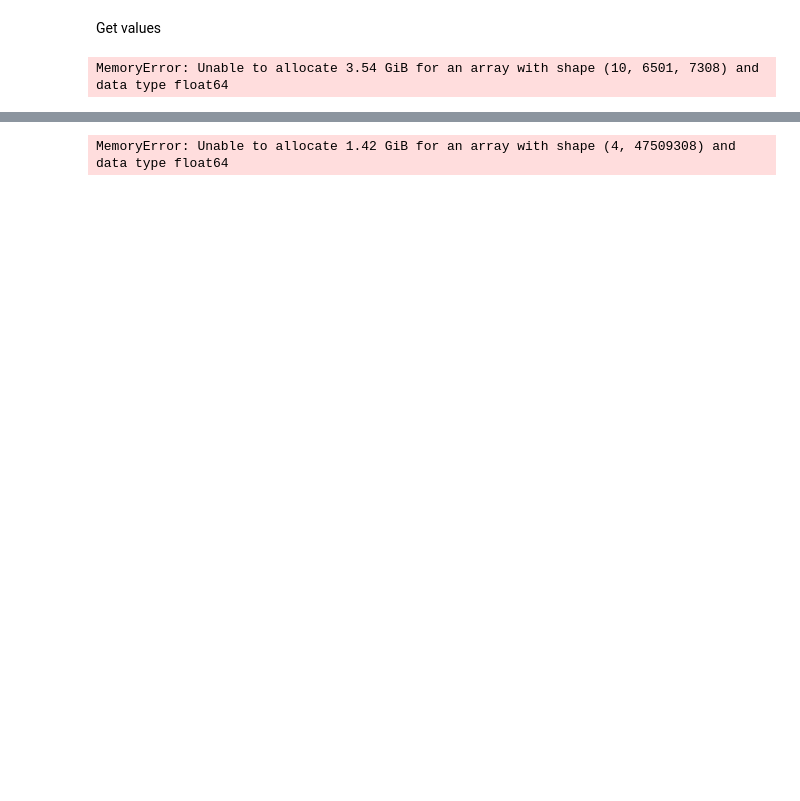
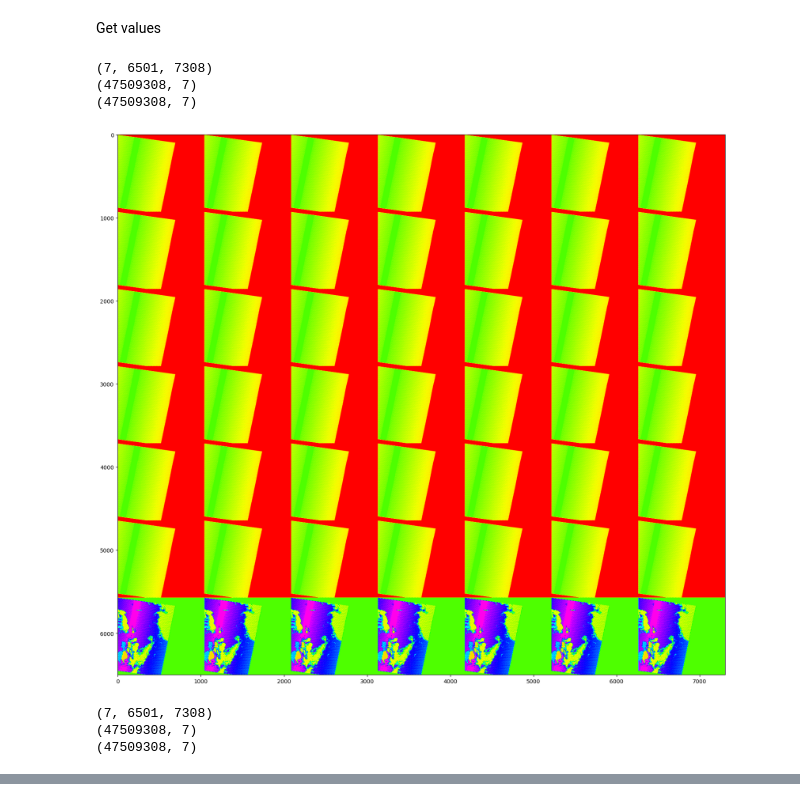
Before and after one commit to ftimcke/LULC-classification, a Jupyter notebook: process_landsat.ipynb, the cells around one changed output, grey strips where cells are left out. Drawn from its saved outputs; the diff is of its cells as text; code cells hidden in the pictures; blank space fills up the shorter version.

```diff
--- a/process_landsat.ipynb
+++ b/process_landsat.ipynb
@@ -36,28 +44,74 @@ f_scenes = scoll.plot(['red', 'green', 'blue'])
 # %% [markdown]
 Get values
+# %%
+
+
+# Get the values
+for scene_id, scene in scoll:
+
+    # Get the values from the scene
+    df = scene.to_dataframe() #get_values()
+    df
 # %%
 import numpy as np
+from sklearn import cluster
+from sklearn.impute import SimpleImputer
+import matplotlib.pyplot as plt
+
+%matplotlib inline
 
 # Specify the fill value
 fill_value = -999
 
-# Create a masked array
+# Get the values
 for scene_id, scene in scoll:
+
     # Get the values from the scene
-    masked_array = scene.get_values()
+    masked_array = scene.to_xarray() #get_values()
 
     # Convert the masked array to a normal NumPy array with the fill value
-    normal_array = masked_array.filled(fill_value)
+    normal_array = masked_array.values#.filled(fill_value)
 
     # Print the shape of the resulting normal array
     print(normal_array.shape)
 
     # Define the new shape of the array
     new_shape = (normal_array.shape[1] * normal_array.shape[2], normal_array.shape[0])
     print(new_shape)
 
     # Reshape the array with the new shape
-    X = normal_array[:, :, :].reshape(new_shape)
+    X = normal_array.reshape(new_shape)
     print(X.shape)
+
+    inputer = SimpleImputer(strategy='constant', fill_value = fill_value)
+    inputed_data = inputer.fit_transform(X)
+
+    # Classify with KMEans
+    k_means = cluster.KMeans(n_clusters=8)
+    k_means.fit(inputed_data)
+
+    # Get the cluster labels
+    X_cluster = k_means.labels_
+
+    # Reshape the cluster labels to match the shape of normal_array[0, :, :]
+    X_cluster = X_cluster.reshape(normal_array[0, :, :].shape)
+
+
+    # Plot the X_cluster containing the labels of
+
+    # Set the figure size for the plot
+    plt.figure(figsize=(20, 20))
+
+    # Display the image using the X_cluster array and the "hsv" color map
+    plt.imshow(X_cluster, cmap="hsv")
+
+    # Show the plot
+    plt.show()
 # %% [output]
-MemoryError: Unable to allocate 3.54 GiB for an array with shape (10, 6501, 7308) and data type float64
+(7, 6501, 7308)
+(47509308, 7)
+(47509308, 7)
+[figure, added]
+(7, 6501, 7308)
+(47509308, 7)
+(47509308, 7)
@@ -64,15 +118,0 @@ MemoryError: Unable to allocate 3.54 GiB for an array with shape (10, 6501, 7308
-# %%
-from sklearn import cluster
-
-k_means = cluster.KMeans(n_clusters=8)
-k_means.fit(X)
-
-# Get the cluster labels
-X_cluster = k_means.labels_
-
-# Reshape the cluster labels to match the shape of normal_array[0, :, :]
-X_cluster = X_cluster.reshape(normal_array[0, :, :].shape)
-
-X_cluster
-# %% [output]
-MemoryError: Unable to allocate 1.42 GiB for an array with shape (4, 47509308) and data type float64
```
Also changed, not shown: parts of 5 cells of this notebook.
